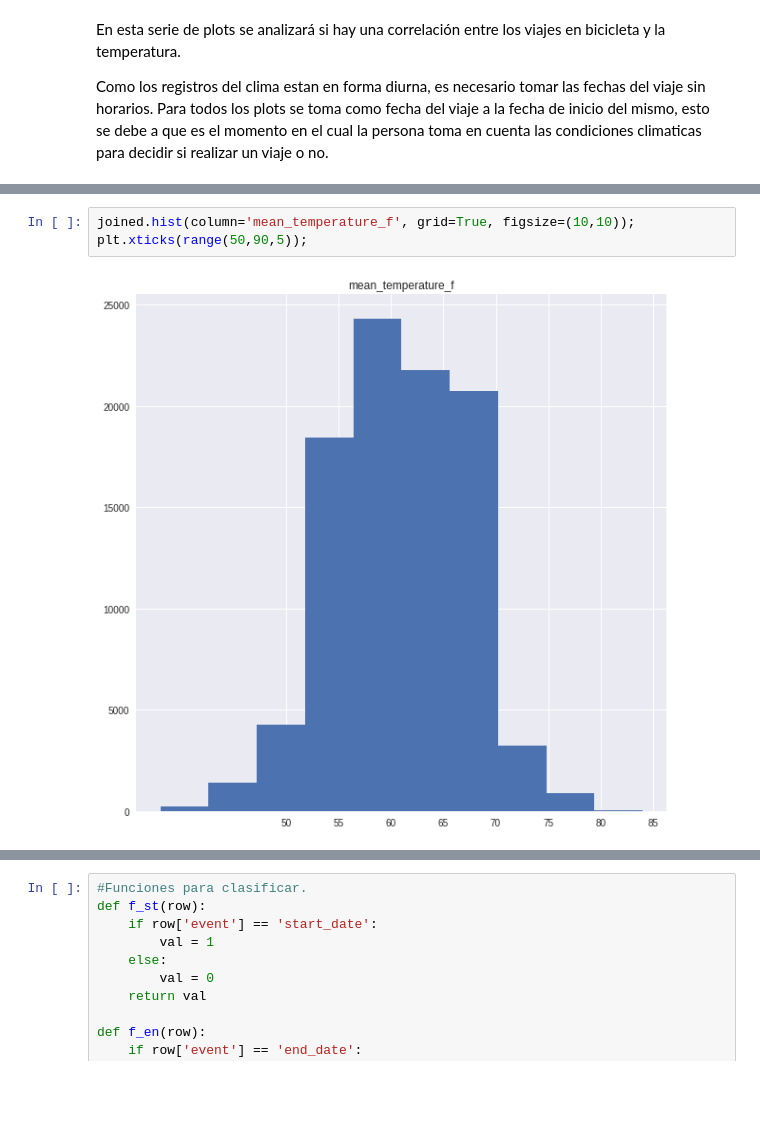
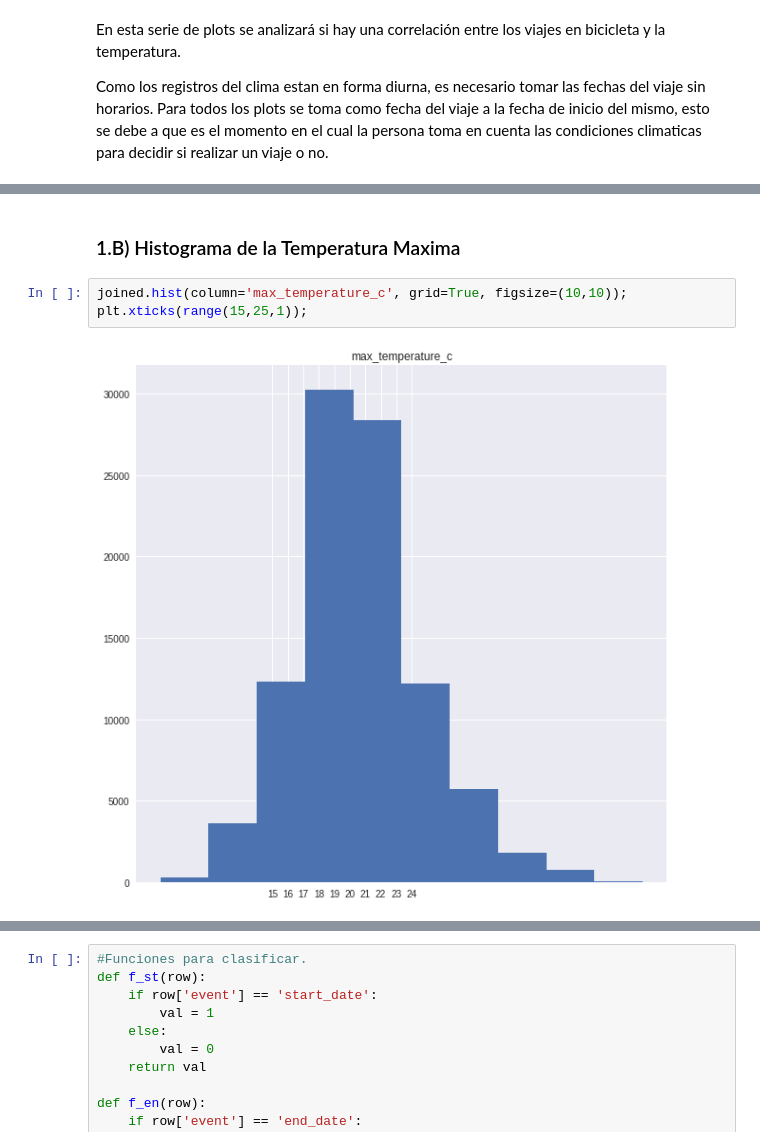
Before and after one commit to frisjon/tp1, a Jupyter notebook: notebooks/viajes_clima.ipynb, the cells around one changed output, grey strips where cells are left out. Saved outputs shown, nothing was run; the diff lists cells and outputs as text; blank space fills up the shorter version.

Commit message:
Pasados todos los plots a °C y finalizada la parte de Viajes y Climas.

```diff
--- a/notebooks/viajes_clima.ipynb
+++ b/notebooks/viajes_clima.ipynb
@@ -44,5 +52,7 @@ Como los registros del clima estan en forma diurna, es necesario tomar las fecha
+# %% [markdown]
+### 1.B) Histograma de la Temperatura Maxima
 # %%
-joined.hist(column='mean_temperature_f', grid=True, figsize=(10,10));
-plt.xticks(range(50,90,5));
+joined.hist(column='max_temperature_c', grid=True, figsize=(10,10));
+plt.xticks(range(15,25,1));
 # %% [output]
-[figure, old version]
+[figure, new version]
```
Also changed, not shown: parts of 18 cells of this notebook.
